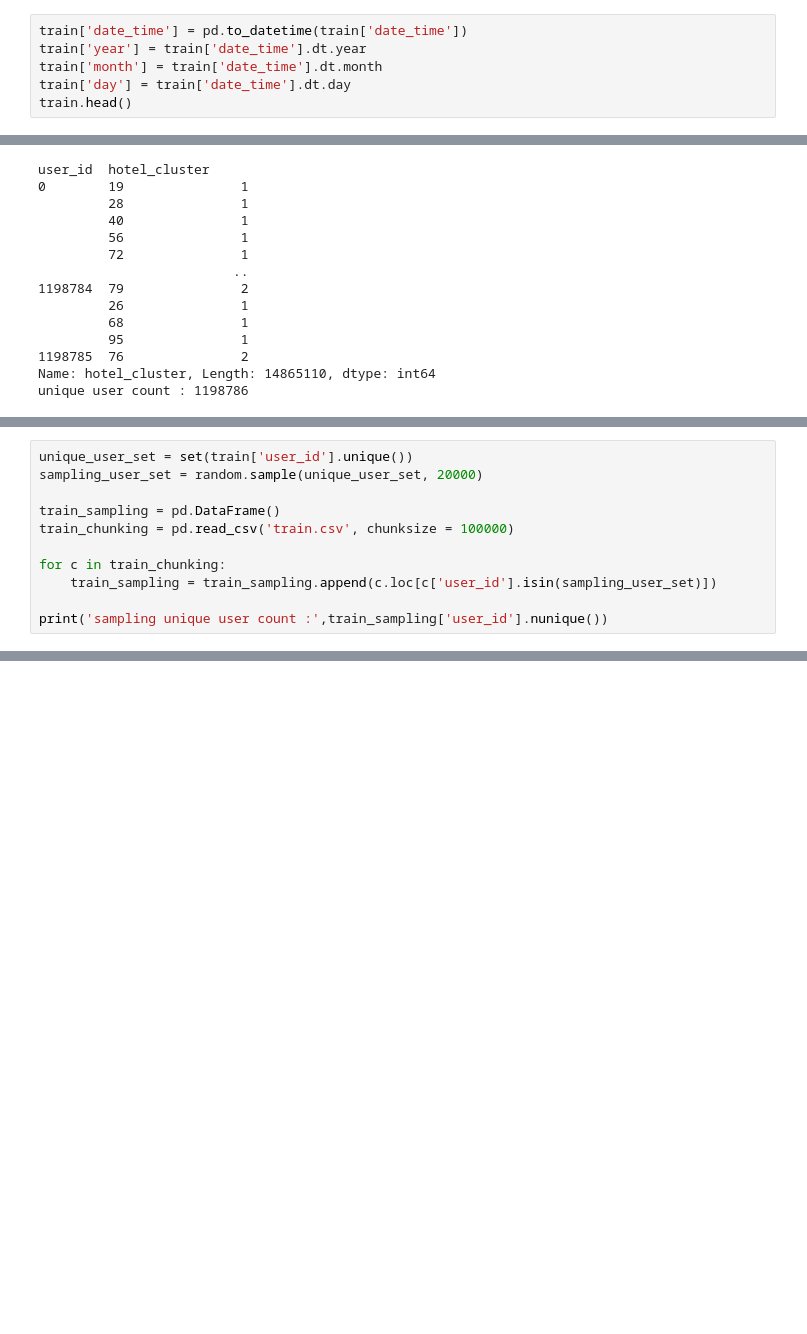
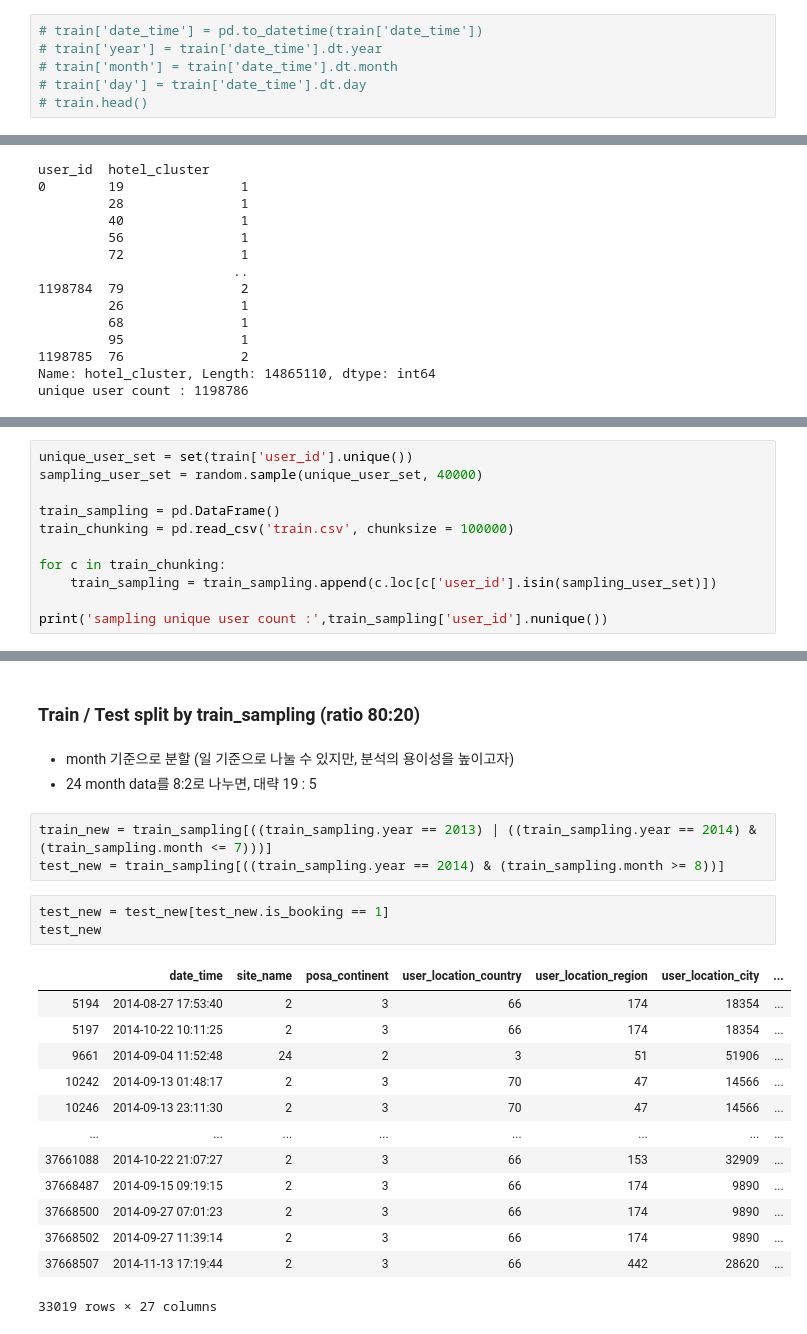
Before and after one commit to znulll/ROWILT, a Jupyter notebook: Kaggle/expedia-hotel-recommendations/expedia_hotel_recommendations.ipynb, the cells around one changed output, grey strips where cells are left out. Saved outputs shown, nothing was run; the diff lists cells and outputs as text; blank space fills up the shorter version.

```diff
--- a/Kaggle/expedia-hotel-recommendations/expedia_hotel_recommendations.ipynb
+++ b/Kaggle/expedia-hotel-recommendations/expedia_hotel_recommendations.ipynb
@@ -304,6 +304,6 @@ print(min(train['hotel_cluster'].value_counts()), max(train['hotel_cluster'].val
 # %%
-train['date_time'] = pd.to_datetime(train['date_time'])
-train['year'] = train['date_time'].dt.year
-train['month'] = train['date_time'].dt.month
-train['day'] = train['date_time'].dt.day
-train.head()
+# train['date_time'] = pd.to_datetime(train['date_time'])
+# train['year'] = train['date_time'].dt.year
+# train['month'] = train['date_time'].dt.month
+# train['day'] = train['date_time'].dt.day
+# train.head()
@@ -341,6 +333,6 @@ unique user count : 1198786
 # %%
 unique_user_set = set(train['user_id'].unique())
-sampling_user_set = random.sample(unique_user_set, 20000)
+sampling_user_set = random.sample(unique_user_set, 40000)
 
 train_sampling = pd.DataFrame()
 train_chunking = pd.read_csv('train.csv', chunksize = 100000)
@@ -375,0 +417,25 @@ KeyError: 'year'
+# %% [markdown]
+### Train / Test split by train_sampling (ratio 80:20)
+# %% [markdown]
+- month 기준으로 분할 (일 기준으로 나눌 수 있지만, 분석의 용이성을 높이고자)
+- 24 month data를 8:2로 나누면, 대략 19 : 5
+# %%
+train_new = train_sampling[((train_sampling.year == 2013) | ((train_sampling.year == 2014) & (train_sampling.month <= 7)))]
+test_new = train_sampling[((train_sampling.year == 2014) & (train_sampling.month >= 8))]
+# %%
+test_new = test_new[test_new.is_booking == 1]
+test_new
+# %% [output]
+|  | date_time | site_name | posa_continent | user_location_country | user_location_region | user_location_city | ... |
+| 5194 | 2014-08-27 17:53:40 | 2 | 3 | 66 | 174 | 18354 | ... |
+| 5197 | 2014-10-22 10:11:25 | 2 | 3 | 66 | 174 | 18354 | ... |
+| 9661 | 2014-09-04 11:52:48 | 24 | 2 | 3 | 51 | 51906 | ... |
+| 10242 | 2014-09-13 01:48:17 | 2 | 3 | 70 | 47 | 14566 | ... |
+| 10246 | 2014-09-13 23:11:30 | 2 | 3 | 70 | 47 | 14566 | ... |
+| ... | ... | ... | ... | ... | ... | ... | ... |
+| 37661088 | 2014-10-22 21:07:27 | 2 | 3 | 66 | 153 | 32909 | ... |
+| 37668487 | 2014-09-15 09:19:15 | 2 | 3 | 66 | 174 | 9890 | ... |
+| 37668500 | 2014-09-27 07:01:23 | 2 | 3 | 66 | 174 | 9890 | ... |
+| 37668502 | 2014-09-27 11:39:14 | 2 | 3 | 66 | 174 | 9890 | ... |
+| 37668507 | 2014-11-13 17:19:44 | 2 | 3 | 66 | 442 | 28620 | ... |
+33019 rows × 27 columns
```
Also changed, not shown: parts of 19 cells of this notebook.
